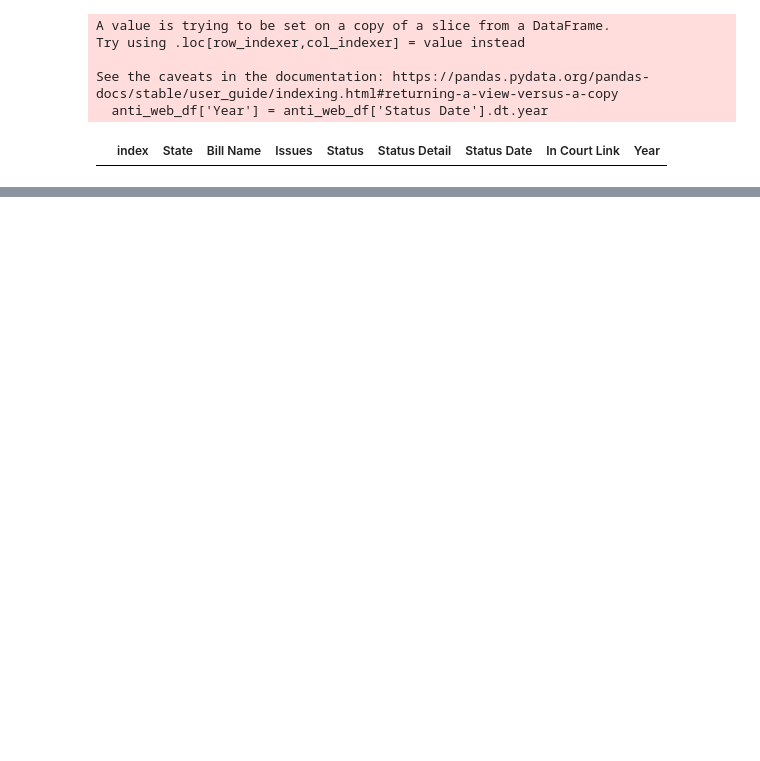
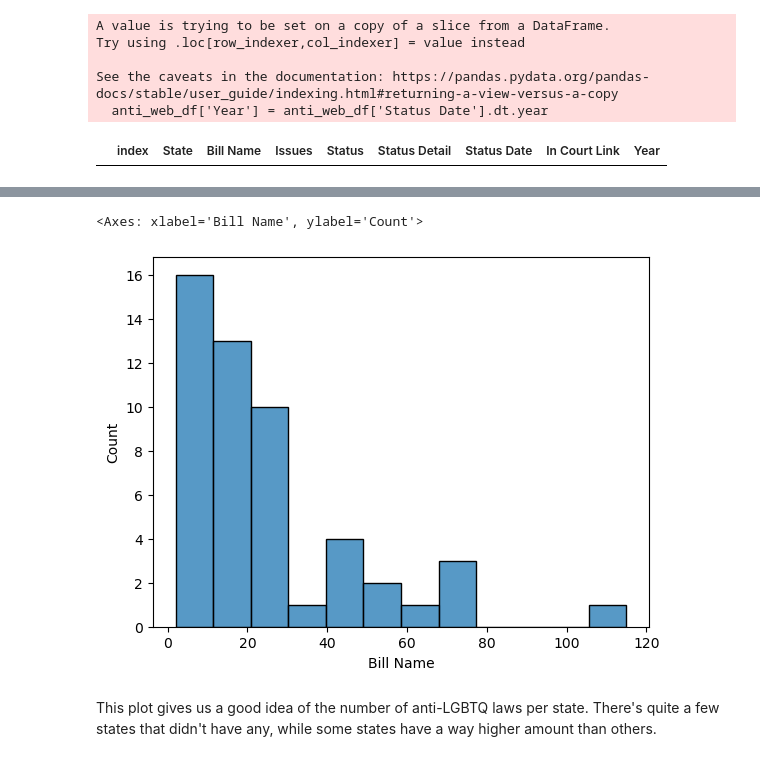
Before and after one commit to sofiatka/LGBTQ-Laws-and-MH, a Jupyter notebook: Draft_EDA.ipynb, the cells around one changed output, grey strips where cells are left out. Cells and saved outputs as stored; diff of their text form; code cells hidden in the pictures; blank space fills up the shorter version.

```diff
--- a/Draft_EDA.ipynb
+++ b/Draft_EDA.ipynb
@@ -314,0 +339,7 @@ Name: Bill Name, dtype: int64
+# %%
+sns.histplot(x = excluding_duplicates['Bill Name'])
+# %% [output]
+<Axes: xlabel='Bill Name', ylabel='Count'>
+[figure, added]
+# %% [markdown]
+This plot gives us a good idea of the number of anti-LGBTQ laws per state. There's quite a few states that didn't have any, while some states have a way higher amount than others.
```
Also changed, not shown: parts of 10 cells of this notebook.
